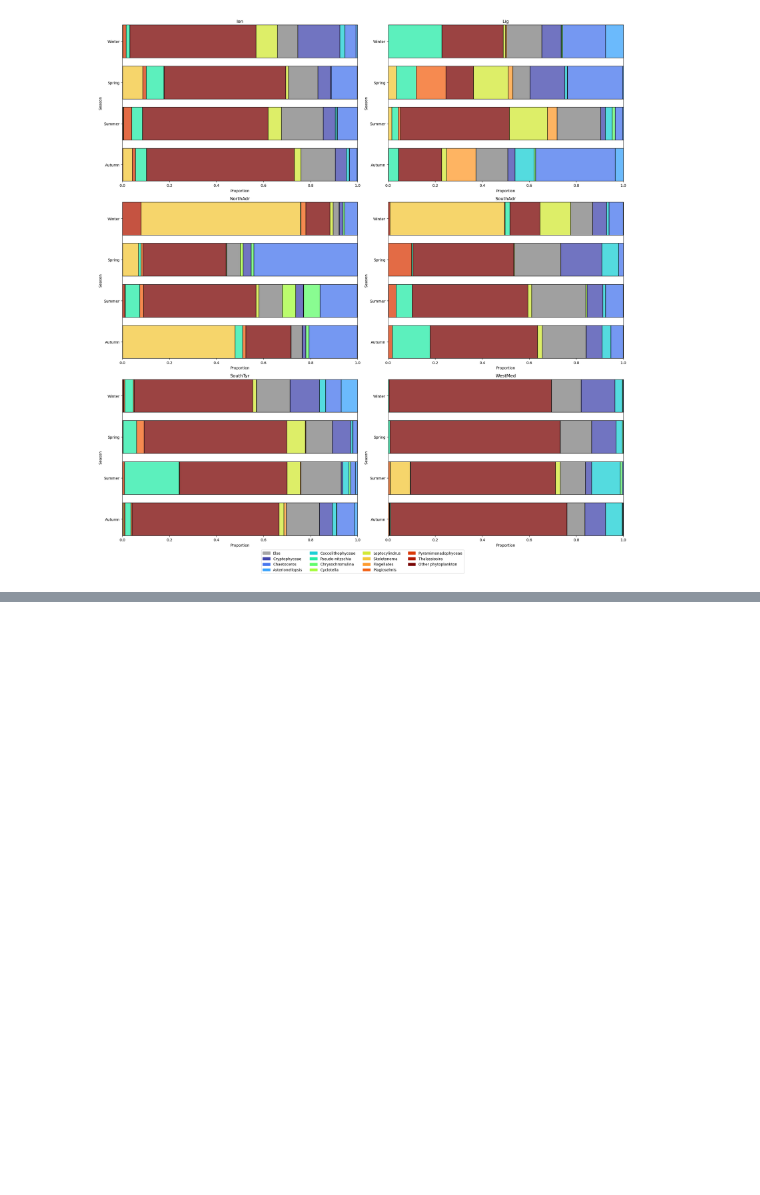
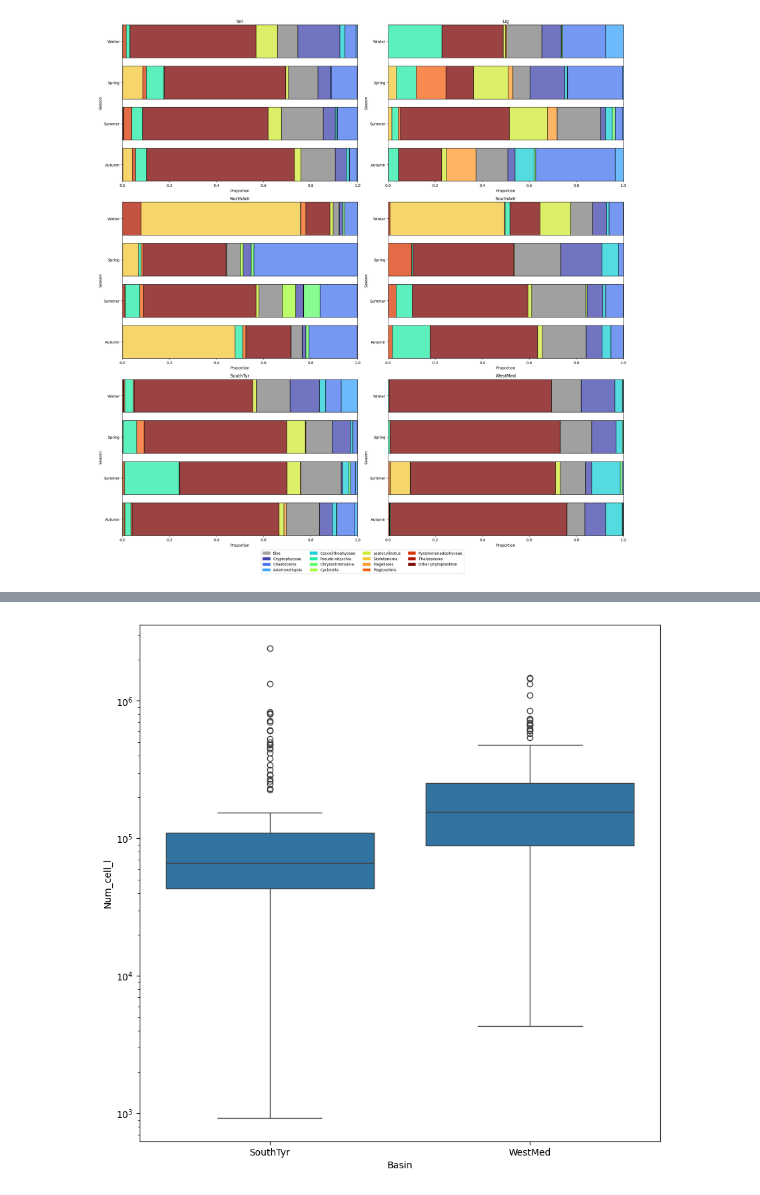
Before and after one commit to Alberto-Ghedin/ISPRA_20152017_Analysis, a Jupyter notebook: Description/My_descr.ipynb, the cells around one changed output, grey strips where cells are left out. Saved outputs shown, nothing was run; the diff lists cells and outputs as text; code cells hidden in the pictures; blank space fills up the shorter version.

Commit message:
modified acc_curve and add exploration of SAr

```diff
--- a/Description/My_descr.ipynb
+++ b/Description/My_descr.ipynb
@@ -228,0 +263,15 @@ plt.tight_layout()
+# %%
+fig, ax = plt.subplots(figsize=(10, 10))
+sns.boxplot(
+phyto_abund_simplified.query("Region == 'SAR'").groupby(["Date", "id"]).agg(
+    {
+        "Num_cell_l" : "sum",
+        "Basin" : "first"
+    }),
+    x = "Basin",
+    y = "Num_cell_l",
+    ax = ax
+)
+ax.set_yscale("log")
+# %% [output]
+[figure, added]
```
Also changed, not shown: parts of 9 cells of this notebook, 1 other file.
